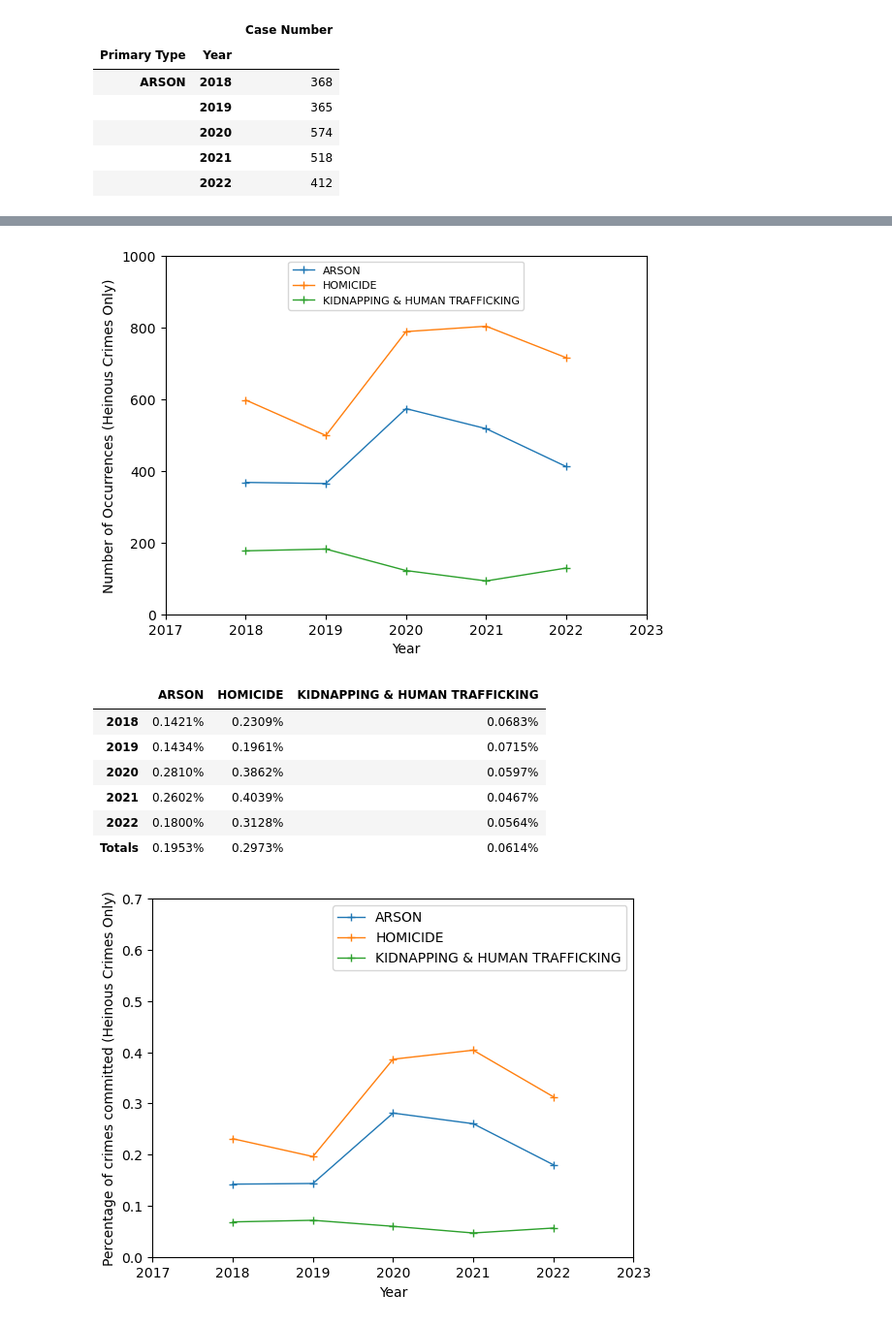
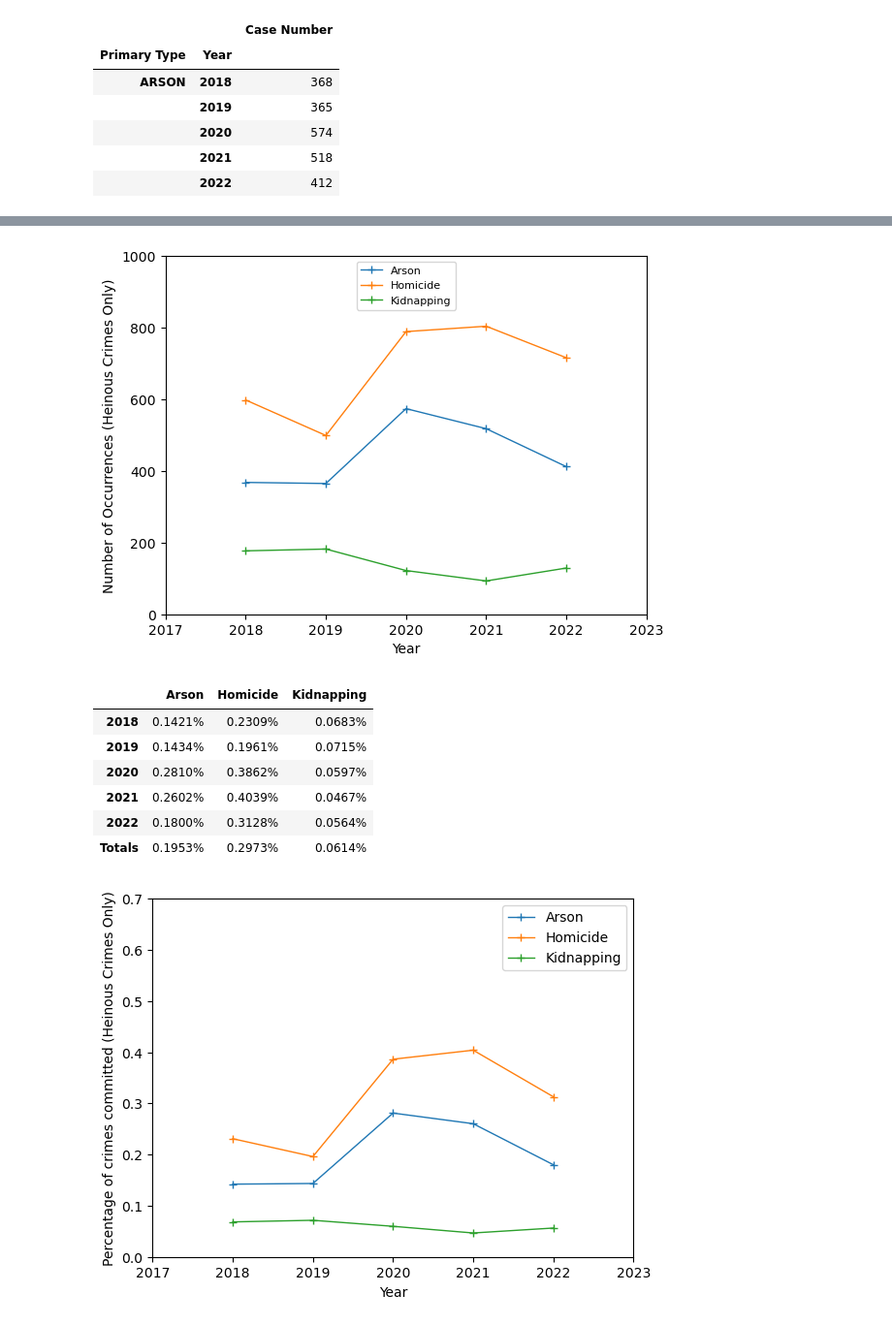
Before and after one commit to jmpealy/project1, a Jupyter notebook: heinous_crimes.ipynb, the cells around one changed output, grey strips where cells are left out. Shown at 97% size. Drawn from its saved outputs; the diff is of its cells as text; code cells hidden in the pictures.

```diff
--- a/heinous_crimes.ipynb
+++ b/heinous_crimes.ipynb
@@ -612,9 +620,9 @@ heinous_table
 | Average | 447.4 | 681.2 | 140.6 | 229140.4 |
 # %%
 #add timeseries for just the heinous crimes
-plt.plot(years,arson_count,marker="+",linewidth=1,label="ARSON")
-plt.plot(years,homicide_count,marker="+",linewidth=1,label="HOMICIDE")
-plt.plot(years,kidnap_count,marker="+",linewidth=1,label="KIDNAPPING & HUMAN TRAFFICKING")
+plt.plot(years,arson_count,marker="+",linewidth=1,label="Arson")
+plt.plot(years,homicide_count,marker="+",linewidth=1,label="Homicide")
+plt.plot(years,kidnap_count,marker="+",linewidth=1,label="Kidnapping")
 plt.xlim(2017,2023)
 plt.ylim(0,1000)
 plt.xlabel("Year")
@@ -623,21 +631,24 @@ plt.legend(fontsize = 8,loc='upper center')
 plt.savefig("Images/heinous_count.png")
 plt.show()
 # %% [output]
-[figure, old version]
+[figure, new version]
 # %%
 #percentage table
-heinous_percent = {"ARSON":arson_percent,"HOMICIDE":homicide_percent,
-                  "KIDNAPPING & HUMAN TRAFFICKING":kidnap_percent,}
+heinous_percent = {"Arson":arson_percent,"Homicide":homicide_percent,
+                  "Kidnapping":kidnap_percent,}
 heinous_percent_table = pd.DataFrame(heinous_percent)
 
 #format the values
-heinous_percent_table["ARSON"] = heinous_percent_table["ARSON"].map("{:,.4f}%".format)
-heinous_percent_table["HOMICIDE"] = heinous_percent_table["HOMICIDE"].map("{:,.4f}%".format)
-heinous_percent_table["KIDNAPPING & HUMAN TRAFFICKING"] = heinous_percent_table["KIDNAPPING & HUMAN TRAFFICKING"].map("{:,.4f}%".format)
+heinous_percent_table["Arson"] = heinous_percent_table["Arson"].map("{:,.4f}%".format)
+heinous_percent_table["Homicide"] = heinous_percent_table["Homicide"].map("{:,.4f}%".format)
+heinous_percent_table["Kidnapping"] = heinous_percent_table["Kidnapping"].map("{:,.4f}%".format)
+
+#save df as png image
+dfi.export(clean_types_df,'Images/percent_df_heinous.png',table_conversion='matplotlib')
 
 heinous_percent_table
 # %% [output]
-|  | ARSON | HOMICIDE | KIDNAPPING & HUMAN TRAFFICKING |
+|  | Arson | Homicide | Kidnapping |
 | 2018 | 0.1421% | 0.2309% | 0.0683% |
 | 2019 | 0.1434% | 0.1961% | 0.0715% |
 | 2020 | 0.2810% | 0.3862% | 0.0597% |
@@ -646,17 +657,17 @@ heinous_percent_table
 | Totals | 0.1953% | 0.2973% | 0.0614% |
 # %%
 #add time series for the percentages by category for heinous crimes
-plt.plot(years,arson_percent_years,marker="+",linewidth=1,label="ARSON")
-plt.plot(years,homicide_percent_years,marker="+",linewidth=1,label="HOMICIDE")
-plt.plot(years,kidnap_percent_years,marker="+",linewidth=1,label="KIDNAPPING & HUMAN TRAFFICKING")
+plt.plot(years,arson_percent_years,marker="+",linewidth=1,label="Arson")
+plt.plot(years,homicide_percent_years,marker="+",linewidth=1,label="Homicide")
+plt.plot(years,kidnap_percent_years,marker="+",linewidth=1,label="Kidnapping")
 plt.xlim(2017,2023)
 plt.ylim(0,0.7)
 plt.xlabel("Year")
 plt.ylabel("Percentage of crimes committed (Heinous Crimes Only)")
 plt.legend(fontsize = 10,loc='best')
 plt.savefig("Images/heinous_percent.png")
 plt.show()
 # %% [output]
-[figure, old version]
+[figure, new version]
 # %%
 #create a table for the raw per-capita data for heinous crimes
```
Also changed, not shown: parts of 19 cells of this notebook, 17 other files.
